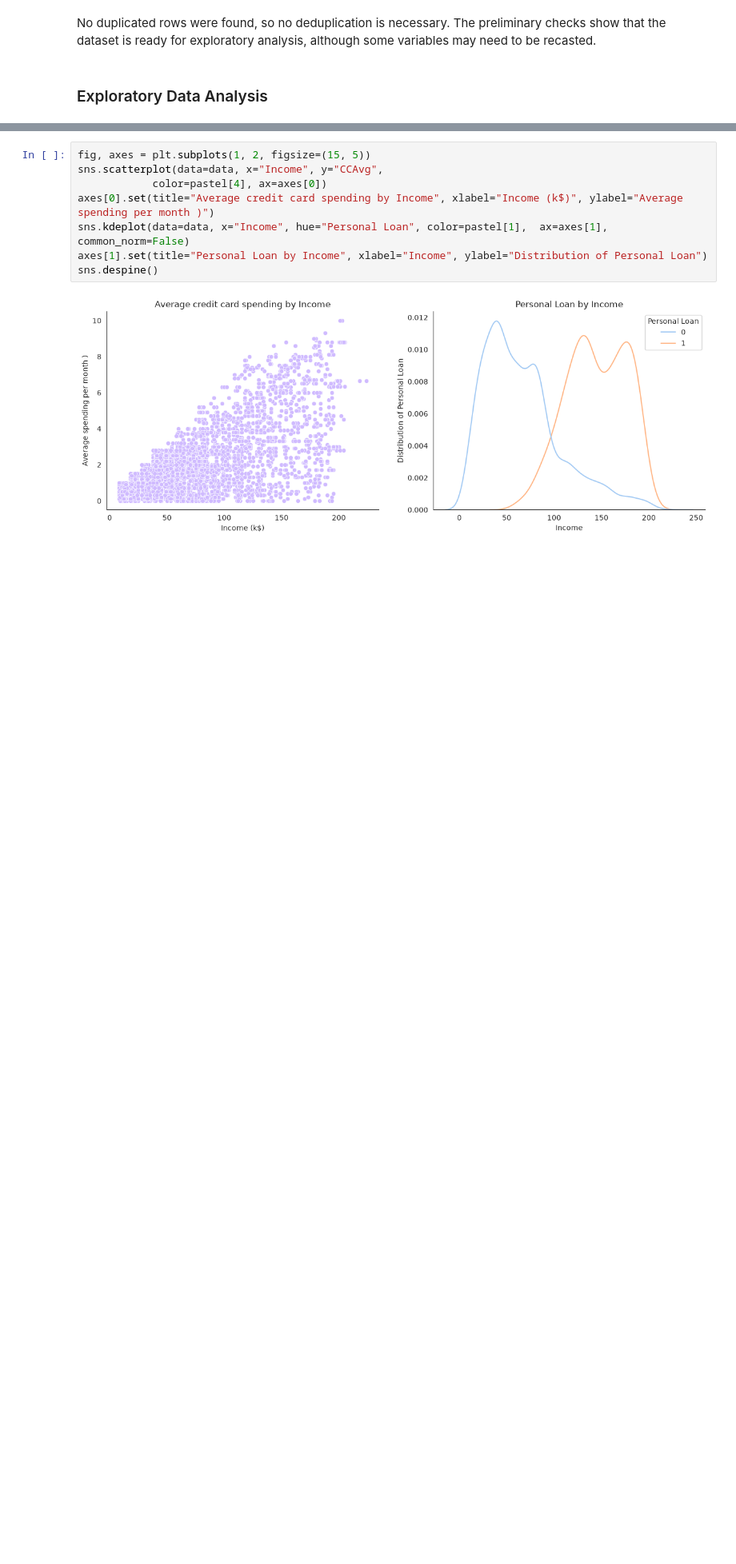
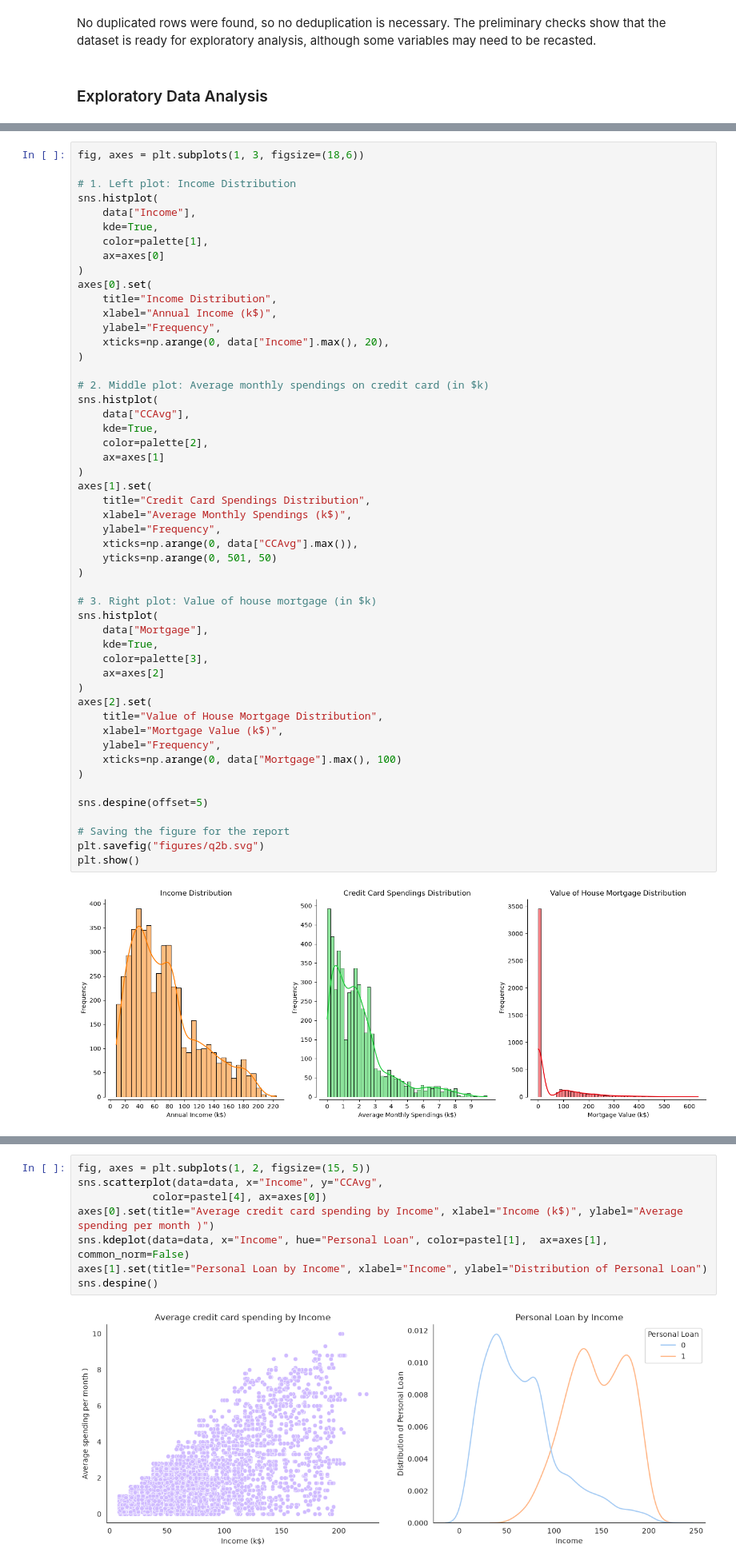
Before and after one commit to reirun/python-project, a Jupyter notebook: project_loan.ipynb, the cells around one changed output, grey strips where cells are left out. Shown at 80% size. Saved outputs shown, nothing was run; the diff lists cells and outputs as text; blank space fills up the shorter version.

```diff
--- a/project_loan.ipynb
+++ b/project_loan.ipynb
@@ -249,0 +324,53 @@ Setting a gradient palette using color= is deprecated and will be removed in v0.
+# %%
+fig, axes = plt.subplots(1, 3, figsize=(18,6))
+
+# 1. Left plot: Income Distribution
+sns.histplot(
+    data["Income"],
+    kde=True,
+    color=palette[1],
+    ax=axes[0]
+)
+axes[0].set(
+    title="Income Distribution",
+    xlabel="Annual Income (k$)",
+    ylabel="Frequency",
+    xticks=np.arange(0, data["Income"].max(), 20),
+)
+
+# 2. Middle plot: Average monthly spendings on credit card (in $k)
+sns.histplot(
+    data["CCAvg"],
+    kde=True,
+    color=palette[2],
+    ax=axes[1]
+)
+axes[1].set(
+    title="Credit Card Spendings Distribution",
+    xlabel="Average Monthly Spendings (k$)",
+    ylabel="Frequency",
+    xticks=np.arange(0, data["CCAvg"].max()),
+    yticks=np.arange(0, 501, 50)
+)
+
+# 3. Right plot: Value of house mortgage (in $k)
+sns.histplot(
+    data["Mortgage"],
+    kde=True,
+    color=palette[3],
+    ax=axes[2]
+)
+axes[2].set(
+    title="Value of House Mortgage Distribution",
+    xlabel="Mortgage Value (k$)",
+    ylabel="Frequency",
+    xticks=np.arange(0, data["Mortgage"].max(), 100)
+)
+
+sns.despine(offset=5)
+
+# Saving the figure for the report
+plt.savefig("figures/q2b.svg")
+plt.show()
+# %% [output]
+[figure, added]
```
Also changed, not shown: parts of 63 cells of this notebook.
